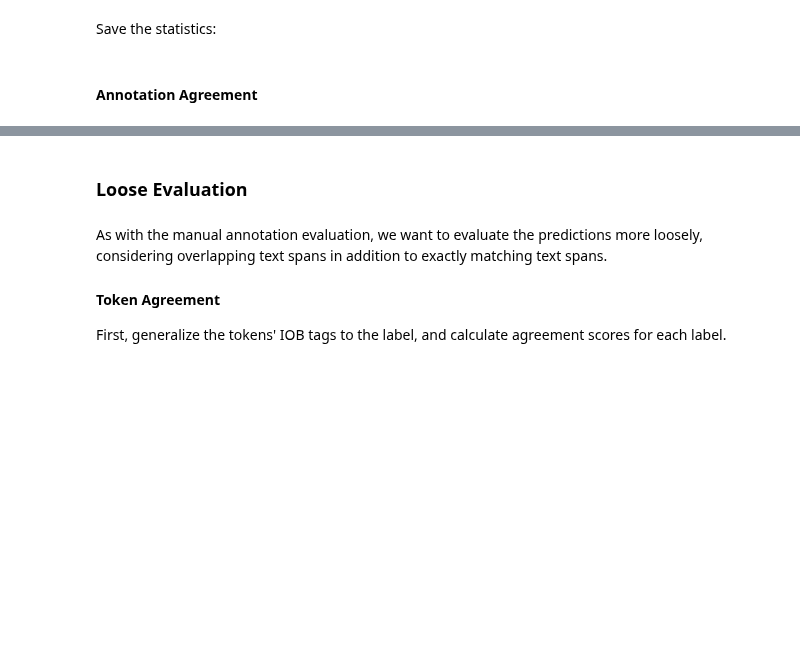
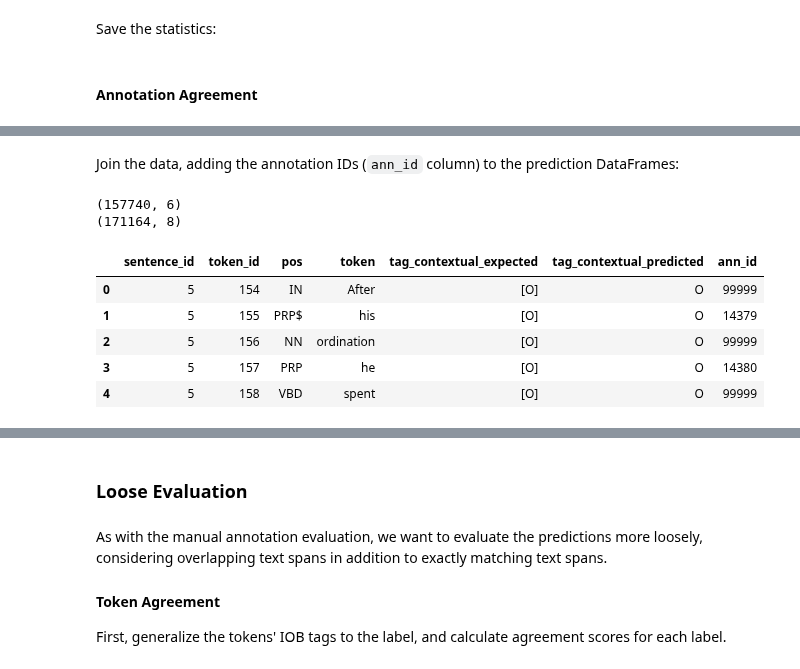
Before and after one commit to thegoose20/gender-bias, a Jupyter notebook: token_classification/BaselineSequenceClassifiers_LabelsCustomFastText.ipynb, the cells around one changed output, grey strips where cells are left out. Cells and saved outputs as stored; diff of their text form; code cells hidden in the pictures; blank space fills up the shorter version.

Commit message:
Working on annotation-level agreement measurement

```diff
--- a/token_classification/BaselineSequenceClassifiers_LabelsCustomFastText.ipynb
+++ b/token_classification/BaselineSequenceClassifiers_LabelsCustomFastText.ipynb
@@ -1845,0 +1791,3 @@ stats.to_csv(config.tokc_path+output_path+"crf_l2sgd_baseline_performance_strict
+# %%
+df_dev = pd.read_csv(config.tokc_path+"model_input/token_validate.csv", usecols=["sentence_id", "ann_id", "token_id", "tag"])
+df_dev.head()
@@ -1845,0 +1803,5 @@ stats.to_csv(config.tokc_path+output_path+"crf_l2sgd_baseline_performance_strict
+# %%
+df_ann = utils.implodeDataFrame(df_dev, ["sentence_id", "ann_id", "token_id"])
+df_ann = df_ann.reset_index()
+print(df_ann.shape)
+df_ann.head()
@@ -1845,0 +1818,10 @@ stats.to_csv(config.tokc_path+output_path+"crf_l2sgd_baseline_performance_strict
+# %%
+# Make sentence_id a column instead of the index
+pred_cont = pred_cont.reset_index()
+pred_pers = pred_pers.reset_index()
+pred_ling = pred_ling.reset_index()
+# Rename `sentence` column `token`
+pred_cont = pred_cont.rename(columns={"sentence":"token"})
+pred_pers = pred_pers.rename(columns={"sentence":"token"})
+pred_ling = pred_ling.rename(columns={"sentence":"token"})
+pred_ling.head()
@@ -1845,0 +1835,23 @@ stats.to_csv(config.tokc_path+output_path+"crf_l2sgd_baseline_performance_strict
+# %% [markdown]
+Join the data, adding the annotation IDs (`ann_id` column) to the prediction DataFrames:
+# %%
+index_list = ["sentence_id", "token_id"]
+# %%
+print(pred_cont.shape)
+pred_cont_ann = pred_cont.join(df_ann.set_index(index_list), on=index_list, how="left")
+print(pred_cont_ann.shape)
+pred_cont_ann = pred_cont_ann.drop(columns=["tag"])  # duplicate of tag_expected
+assert pred_cont_ann.loc[pred_cont_ann["token_id"].isna()].shape[0] == 0
+assert pred_cont_ann.loc[pred_cont_ann["ann_id"].isna()].shape[0] == 0
+assert pred_cont_ann.loc[pred_cont_ann["tag_contextual_predicted"].isna()].shape[0] == 0
+assert pred_cont_ann.loc[pred_cont_ann["tag_contextual_expected"].isna()].shape[0] == 0
+pred_cont_ann.head()
+# %% [output]
+(157740, 6)
+(171164, 8)
+|  | sentence_id | token_id | pos | token | tag_contextual_expected | tag_contextual_predicted | ann_id |
+| 0 | 5 | 154 | IN | After | [O] | O | 99999 |
+| 1 | 5 | 155 | PRP$ | his | [O] | O | 14379 |
+| 2 | 5 | 156 | NN | ordination | [O] | O | 99999 |
+| 3 | 5 | 157 | PRP | he | [O] | O | 14380 |
+| 4 | 5 | 158 | VBD | spent | [O] | O | 99999 |
```
Also changed, not shown: parts of 21 cells of this notebook, 1 other file.
